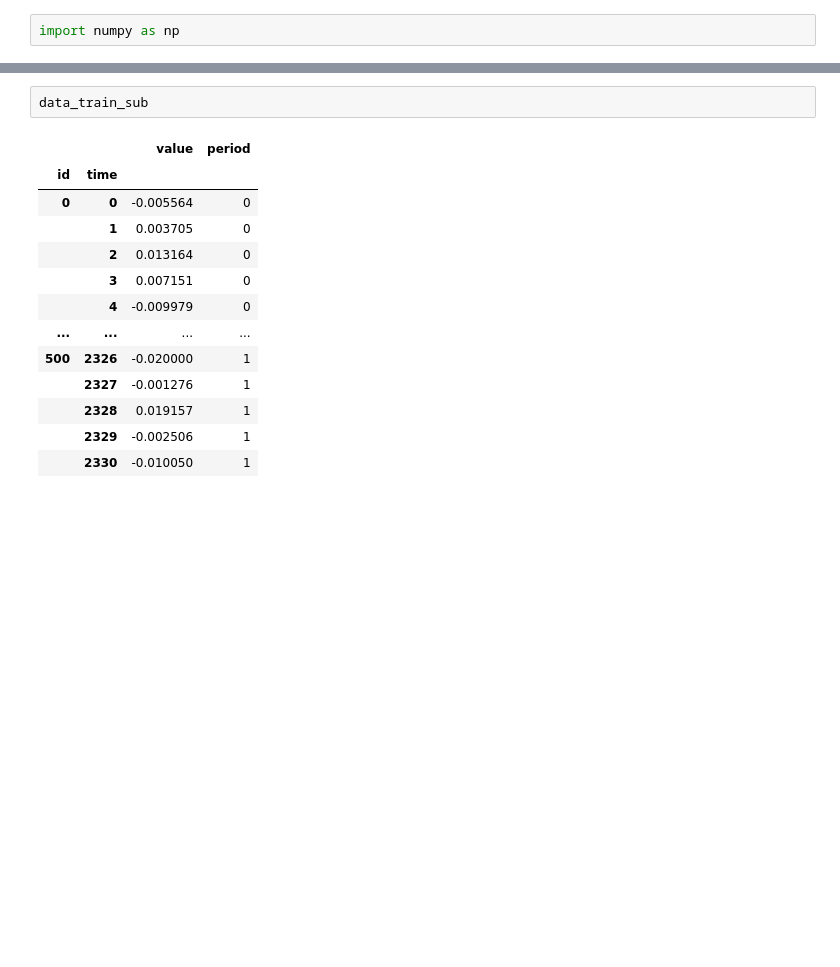
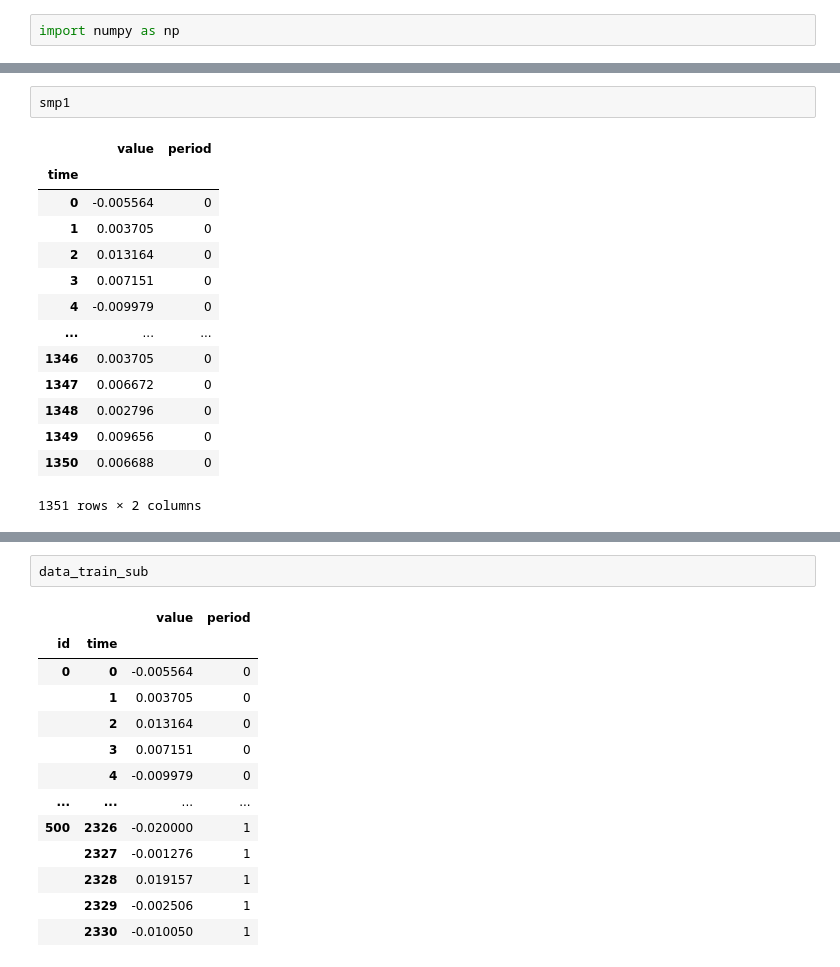
Before and after one commit to Zpazza/structured-data, a Jupyter notebook: competitions/structural-break/quickstarters/baseline/baseline.ipynb, the cells around one changed output, grey strips where cells are left out. Saved outputs shown, nothing was run; the diff lists cells and outputs as text; blank space fills up the shorter version.

```diff
--- a/competitions/structural-break/quickstarters/baseline/baseline.ipynb
+++ b/competitions/structural-break/quickstarters/baseline/baseline.ipynb
@@ -253,0 +219,17 @@ ks_test_results #This returns, for each sample data the results of a ks test
+# %%
+smp1
+# %% [output]
+|  | value | period |
+| time |  |  |
+| 0 | -0.005564 | 0 |
+| 1 | 0.003705 | 0 |
+| 2 | 0.013164 | 0 |
+| 3 | 0.007151 | 0 |
+| 4 | -0.009979 | 0 |
+| ... | ... | ... |
+| 1346 | 0.003705 | 0 |
+| 1347 | 0.006672 | 0 |
+| 1348 | 0.002796 | 0 |
+| 1349 | 0.009656 | 0 |
+| 1350 | 0.006688 | 0 |
+1351 rows × 2 columns
```
Also changed, not shown: parts of 27 cells of this notebook.
